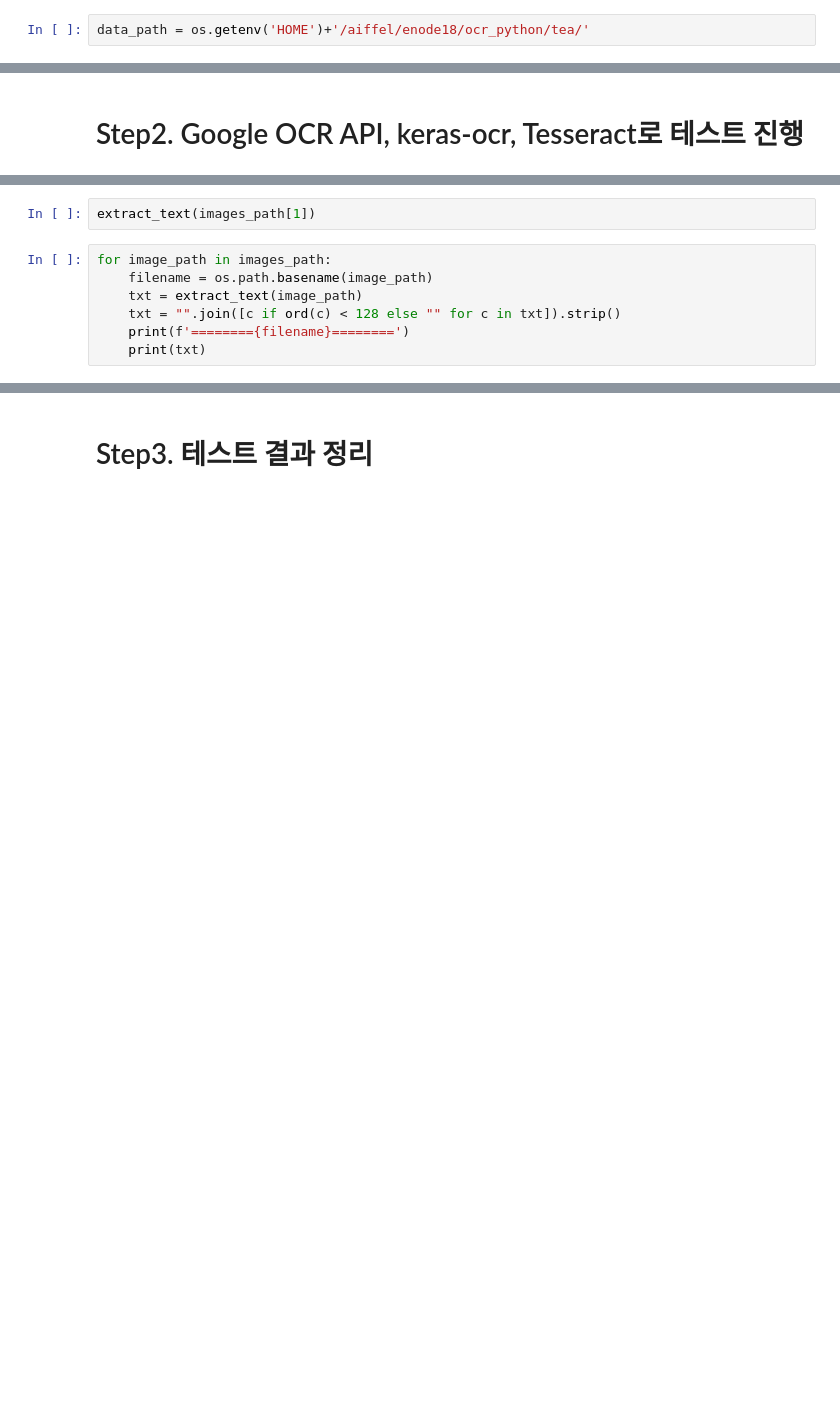
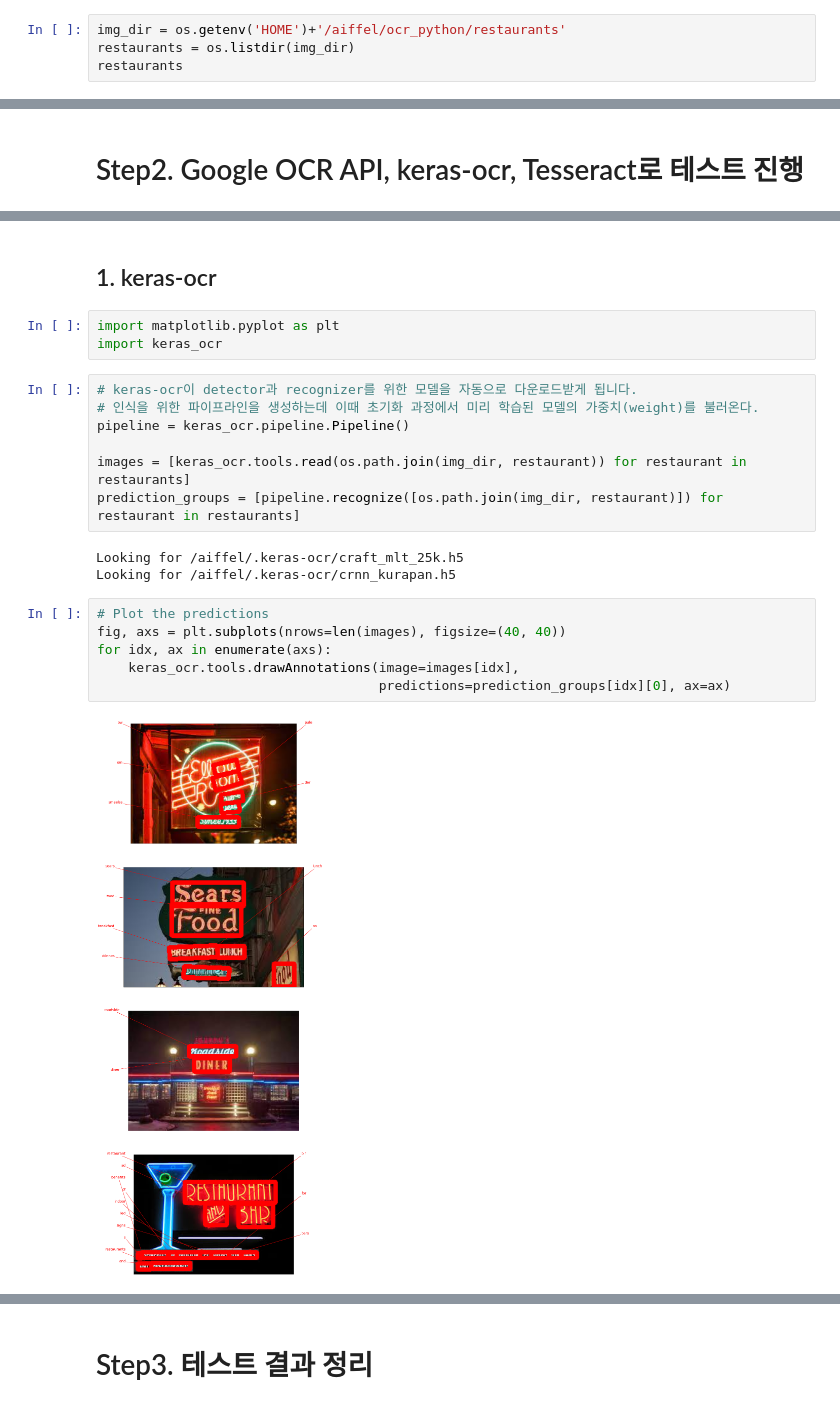
Before and after one commit to uni1023/EX18.ocr_python, a Jupyter notebook: [NEW]EX18.ocr_python.ipynb, the cells around one changed output, grey strips where cells are left out. Drawn from its saved outputs; the diff is of its cells as text; blank space fills up the shorter version.

```diff
--- a/[NEW]EX18.ocr_python.ipynb
+++ b/[NEW]EX18.ocr_python.ipynb
@@ -30,4 +10,6 @@ from PIL import ImageDraw
 # %% [markdown]
 # Step1. 검증용 데이터셋 준비
 # %%
-data_path = os.getenv('HOME')+'/aiffel/enode18/ocr_python/tea/'
+img_dir = os.getenv('HOME')+'/aiffel/ocr_python/restaurants'
+restaurants = os.listdir(img_dir)
+restaurants
@@ -94,9 +20,23 @@ def extract_text(image_path):
-# %%
-extract_text(images_path[1])
-# %%
-for image_path in images_path:
-    filename = os.path.basename(image_path)
-    txt = extract_text(image_path)
-    txt = "".join([c if ord(c) < 128 else "" for c in txt]).strip()
-    print(f'========{filename}========')
-    print(txt)
+# %% [markdown]
+## 1. keras-ocr
+# %%
+import matplotlib.pyplot as plt
+import keras_ocr
+# %%
+# keras-ocr이 detector과 recognizer를 위한 모델을 자동으로 다운로드받게 됩니다.
+# 인식을 위한 파이프라인을 생성하는데 이때 초기화 과정에서 미리 학습된 모델의 가중치(weight)를 불러온다.
+pipeline = keras_ocr.pipeline.Pipeline()
+
+images = [keras_ocr.tools.read(os.path.join(img_dir, restaurant)) for restaurant in restaurants]
+prediction_groups = [pipeline.recognize([os.path.join(img_dir, restaurant)]) for restaurant in restaurants]
+# %% [output]
+Looking for /aiffel/.keras-ocr/craft_mlt_25k.h5
+Looking for /aiffel/.keras-ocr/crnn_kurapan.h5
+# %%
+# Plot the predictions
+fig, axs = plt.subplots(nrows=len(images), figsize=(40, 40))
+for idx, ax in enumerate(axs):
+    keras_ocr.tools.drawAnnotations(image=images[idx],
+                                    predictions=prediction_groups[idx][0], ax=ax)
+# %% [output]
+[figure, added]
```
Also changed, not shown: parts of 49 cells of this notebook.
